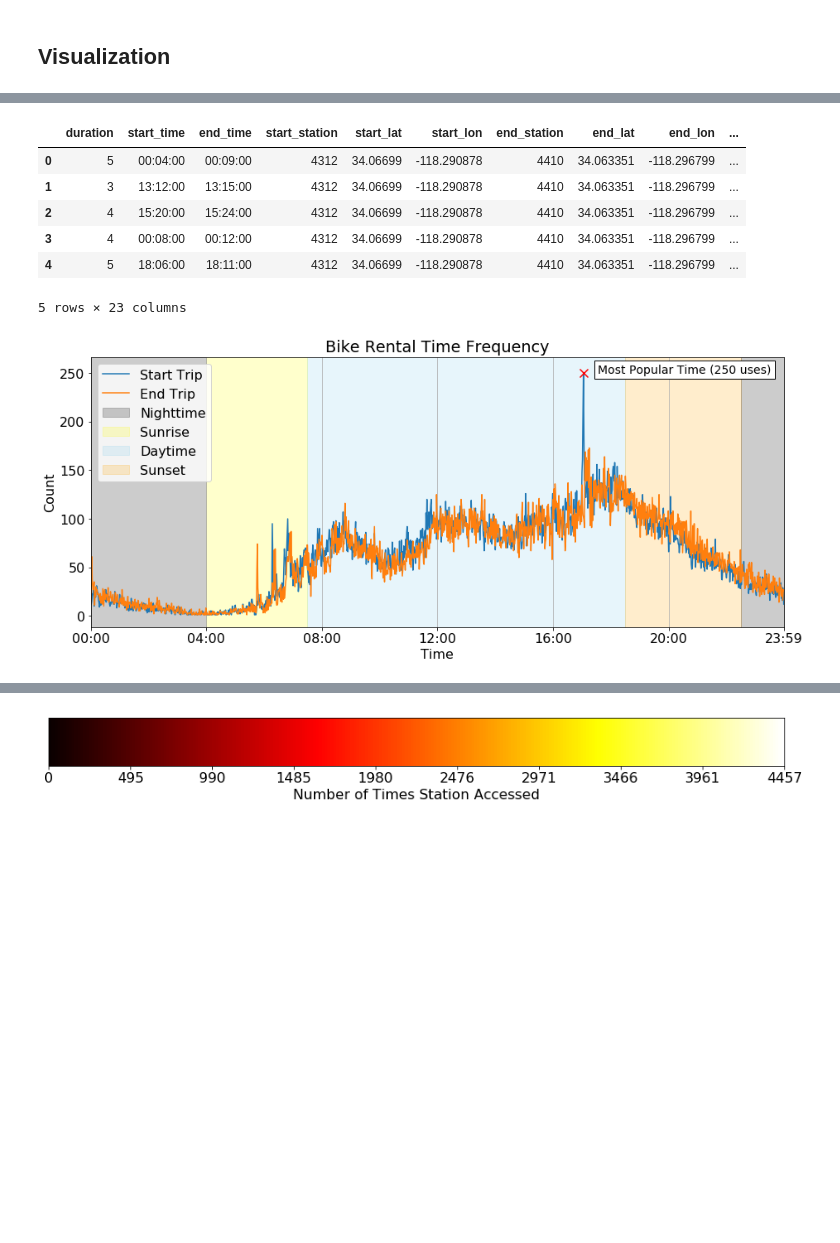
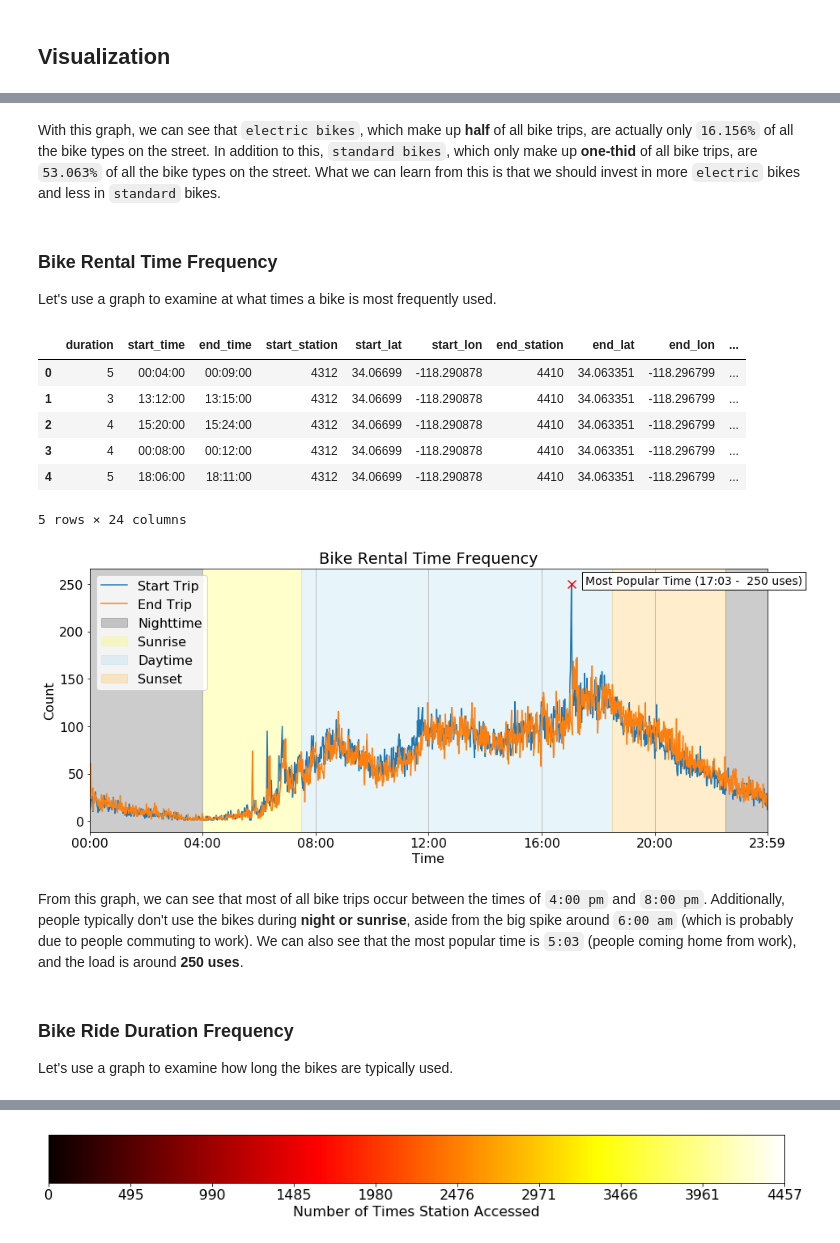
Before and after one commit to justinro-underscore/EECS731Projects, a Jupyter notebook: project7/Metro Bike Share Visualization.ipynb, the cells around one changed output, grey strips where cells are left out. Saved outputs shown, nothing was run; the diff lists cells and outputs as text; code cells hidden in the pictures; blank space fills up the shorter version.

```diff
--- a/project7/Metro Bike Share Visualization.ipynb
+++ b/project7/Metro Bike Share Visualization.ipynb
@@ -71,6 +71,6 @@ stations_df.columns = [col.lower() for col in stations_df]
 stations_df["go_live_date"] = pd.to_datetime(stations_df["go_live_date"], format="%m/%d/%Y")
 
 # Drop unnecessary columns
-trips_df.drop(columns=["trip_id", "bike_id"], inplace=True)
+trips_df.drop(columns=["trip_id"], inplace=True)
 # %%
 # [3000: Virtual Station, 4285: Free Bike, 4286: Smart Bike]
@@ -181,0 +158,17 @@ With this information we can see:
+# %%
+# Get the counts of each type of bike on the streets
+bike_type_data = combined_df.groupby("bike_id").first().reset_index()["bike_type"].value_counts()
+
+d = get_normalized_dict("Bike Type", bike_type_data)
+colors = [colors[1], colors[2], colors[0]] # Use the colors from the last graph
+plt.figure(
+    FigureClass=Waffle,
+    rows=5,
+    values=d,
+    colors=colors,
+    title={"label": "% of Bike Types on the Streets", "loc": "left"},
+    labels=["{0} ({1}%)".format(k, v) for (k, v) in d.items()],
+    legend={"loc": "lower left", "bbox_to_anchor": (1, 0)},
+    figsize=(15,5)
+)
+plt.show()
@@ -182,4 +177,10 @@ With this information we can see:
+# %% [markdown]
+With this graph, we can see that `electric bikes`, which make up **half** of all bike trips, are actually only `16.156%` of all the bike types on the street. In addition to this, `standard bikes`, which only make up **one-thid** of all bike trips, are `53.063%` of all the bike types on the street. What we can learn from this is that we should invest in more `electric` bikes and less in `standard` bikes.
+# %% [markdown]
+### Bike Rental Time Frequency
+Let's use a graph to examine at what times a bike is most frequently used.
 # %%
+# Split up dates
 combined_df["start_date"] = [d.date() for d in combined_df["start_time"]]
 combined_df["start_time"] = [d.time() for d in combined_df["start_time"]]
 combined_df["end_date"] = [d.date() for d in combined_df["end_time"]]
@@ -193,35 +194,47 @@ combined_df.head()
 | 2 | 4 | 15:20:00 | 15:24:00 | 4312 | 34.06699 | -118.290878 | 4410 | 34.063351 | -118.296799 | ... |
 | 3 | 4 | 00:08:00 | 00:12:00 | 4312 | 34.06699 | -118.290878 | 4410 | 34.063351 | -118.296799 | ... |
 | 4 | 5 | 18:06:00 | 18:11:00 | 4312 | 34.06699 | -118.290878 | 4410 | 34.063351 | -118.296799 | ... |
-5 rows × 23 columns
+5 rows × 24 columns
 # %%
+# Get start and end time data
 start_time_data = combined_df["start_time"].value_counts().sort_index(ascending=True)
 end_time_data = combined_df["end_time"].value_counts().sort_index(ascending=True)
 
+# Plot the data
 plt.figure(figsize=(15,6))
 plt.plot(start_time_data.index, start_time_data.values, label="Start Trip")
 plt.plot(end_time_data.index, end_time_data.values, label="End Trip")
 
+# Add some indicators for average time of day
 plt.axvspan(pd.to_datetime("00:00").time(), pd.to_datetime("04:00").time(), color="black", alpha=0.2, label="Nighttime")
 plt.axvspan(pd.to_datetime("04:00").time(), pd.to_datetime("07:30").time(), color="yellow", alpha=0.2, label="Sunrise")
 plt.axvspan(pd.to_datetime("07:30").time(), pd.to_datetime("18:30").time(), color="skyblue", alpha=0.2, label="Daytime")
 plt.axvspan(pd.to_datetime("18:30").time(), pd.to_datetime("22:30").time(), color="orange", alpha=0.2, label="Sunset")
 plt.axvspan(pd.to_datetime("22:30").time(), pd.to_datetime("23:59").time(), color="black", alpha=0.2)
 ticks_to_show = [pd.to_datetime("{}:00".format(t)).time() for t in range(0, 24, 4)]
 ticks_to_show.append(pd.to_datetime("23:59").time())
 plt.xticks(ticks_to_show)
 plt.grid(axis="x")
 plt.margins(x=0)
 
+# Find the maximum and show it
 plt.scatter(start_time_data.idxmax(), start_time_data.max(), c="red", marker="x", s=100, zorder=100)
 plt.text(start_time_data.idxmax().replace(minute=start_time_data.idxmax().minute + 30), start_time_data.max(),
-         "Most Popular Time ({} uses)".format(start_time_data.max()), fontsize=14, bbox=dict(facecolor="white"))
+         "Most Popular Time ({}:0{} -  {} uses)".format(start_time_data.idxmax().hour,
+                                                       start_time_data.idxmax().minute,
+                                                       start_time_data.max()),
+         fontsize=14, bbox=dict(facecolor="white"))
 
 plt.title("Bike Rental Time Frequency")
 plt.xlabel("Time")
 plt.ylabel("Count")
 plt.legend(loc="upper left")
 plt.show()
 # %% [output]
-[figure, old version]
+[figure, new version]
+# %% [markdown]
+From this graph, we can see that most of all bike trips occur between the times of `4:00 pm` and `8:00 pm`. Additionally, people typically don't use the bikes during **night or sunrise**, aside from the big spike around `6:00 am` (which is probably due to people commuting to work). We can also see that the most popular time is `5:03` (people coming home from work), and the load is around **250 uses**.
+# %% [markdown]
+### Bike Ride Duration Frequency
+Let's use a graph to examine how long the bikes are typically used.
 # %%
```
Also changed, not shown: parts of 18 cells of this notebook, 1 other file.
